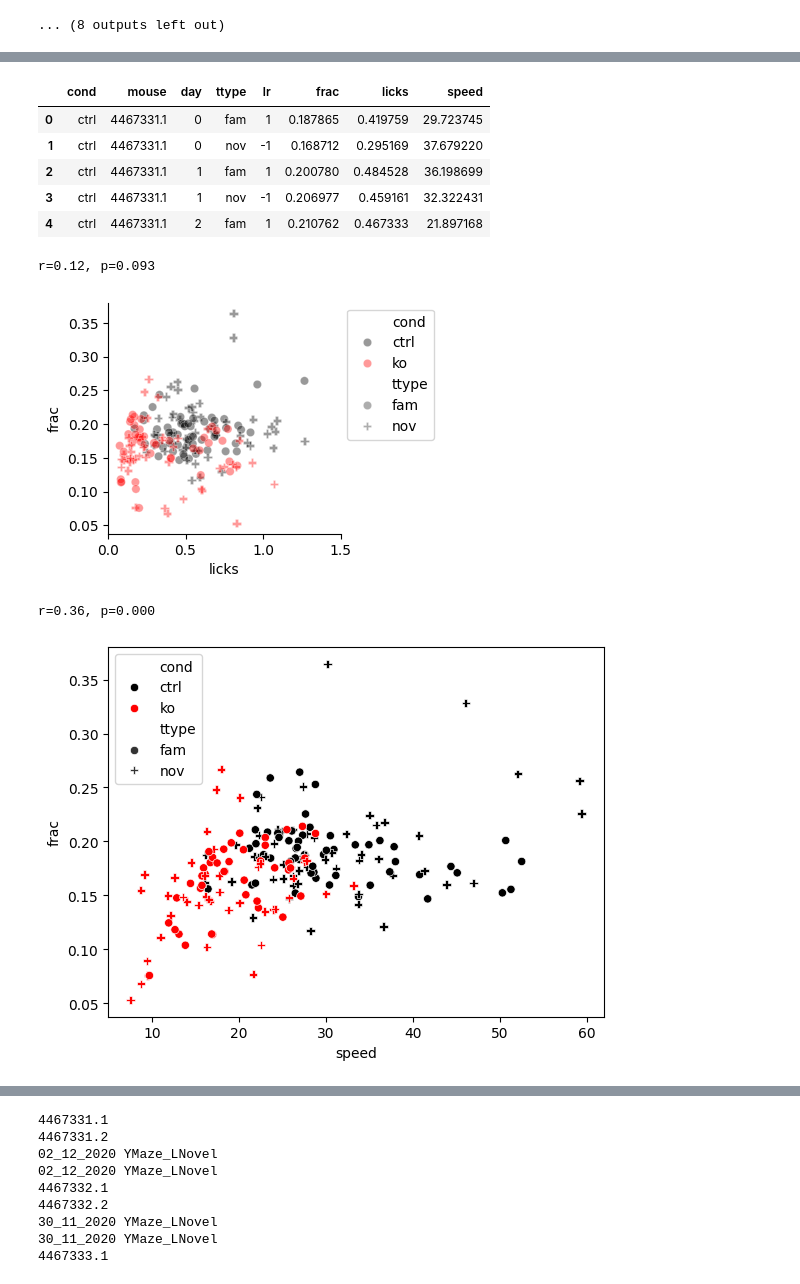
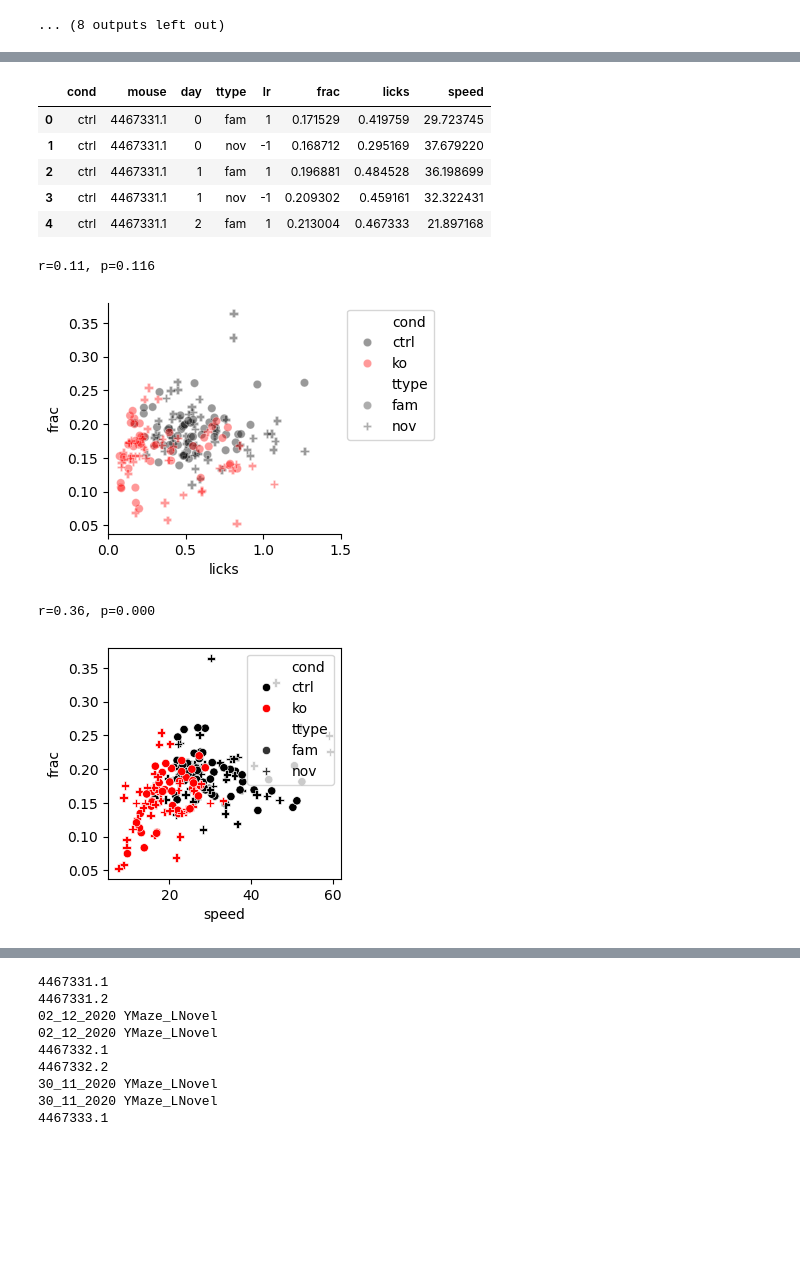
Before and after one commit to GiocomoLab/STX3KO_analyses, a Jupyter notebook: notebooks/figure4/reward_overrep.ipynb, the cells around one changed output, grey strips where cells are left out. Drawn from its saved outputs; the diff is of its cells as text; code cells hidden in the pictures; blank space fills up the shorter version.

```diff
--- a/notebooks/figure4/reward_overrep.ipynb
+++ b/notebooks/figure4/reward_overrep.ipynb
@@ -50,7 +56,7 @@ fig.savefig(figdir / "population_day5.pdf")
 # %%
 frac_cls = stx.reward_overrep.PeriRewardCellFrac_Dense(
     {'ctrl': ctrl_mice, 'ko': ko_mice},
-    np.arange(6), place_cell_only=True, ts_key='F_dff')
+    np.arange(6), place_cell_only=True, ts_key='F_dff_nostop')
 # %% [output]
 {'date': '29_11_2020', 'scene': 'YMaze_LNovel', 'session': 1, 'scan': 3, 'novel_arm': -1, 'ravel_ind': 0}
 {'date': '30_11_2020', 'scene': 'YMaze_LNovel', 'session': 1, 'scan': 7, 'novel_arm': -1, 'ravel_ind': 1}
@@ -139,11 +145,11 @@ fig.savefig( figdir / 'frac_per_day.pdf', bbox_inches='tight')
 frac_cls.df.head()
 # %% [output]
 |  | cond | mouse | day | ttype | lr | frac | licks | speed |
-| 0 | ctrl | 4467331.1 | 0 | fam | 1 | 0.187865 | 0.419759 | 29.723745 |
+| 0 | ctrl | 4467331.1 | 0 | fam | 1 | 0.171529 | 0.419759 | 29.723745 |
 | 1 | ctrl | 4467331.1 | 0 | nov | -1 | 0.168712 | 0.295169 | 37.679220 |
-| 2 | ctrl | 4467331.1 | 1 | fam | 1 | 0.200780 | 0.484528 | 36.198699 |
-| 3 | ctrl | 4467331.1 | 1 | nov | -1 | 0.206977 | 0.459161 | 32.322431 |
-| 4 | ctrl | 4467331.1 | 2 | fam | 1 | 0.210762 | 0.467333 | 21.897168 |
+| 2 | ctrl | 4467331.1 | 1 | fam | 1 | 0.196881 | 0.484528 | 36.198699 |
+| 3 | ctrl | 4467331.1 | 1 | nov | -1 | 0.209302 | 0.459161 | 32.322431 |
+| 4 | ctrl | 4467331.1 | 2 | fam | 1 | 0.213004 | 0.467333 | 21.897168 |
 # %%
 fig, ax = plt.subplots(figsize=[3,3])
 sns.scatterplot(data=frac_cls.df,
@@ -166,26 +172,26 @@ fig.savefig(figdir / 'licks_vs_reward_frac.pdf', bbox_inches='tight')
 r,p = sp.stats.spearmanr(frac_cls.df['licks'], frac_cls.df['frac'])
 print(f'r={r:.2f}, p={p:.3f}')
 # %% [output]
-r=0.12, p=0.093
+r=0.11, p=0.116
-[figure, old version]
+[figure, new version]
 # %%
-fig, ax = plt.subplots()
+fig, ax = plt.subplots(figsize=[3,3])
 sns.scatterplot(data=frac_cls.df,
                 x='speed',
                 y='frac',
                 hue='cond',
                 style='ttype',
                 markers={'fam':'o', 'nov':'P'},
                 palette = {'ko':'red', 'ctrl':'black'},
                 ax=ax,
                 )
 
 
 r,p = sp.stats.spearmanr(frac_cls.df['speed'], frac_cls.df['frac'])
 print(f'r={r:.2f}, p={p:.3f}')
 # %% [output]
 r=0.36, p=0.000
-[figure, old version]
+[figure, new version]
 # %%
 fig,ax = plt.subplots( figsize=[4.5,3], sharey = True)
 df_mu = frac_cls.df.groupby(['mouse','day','cond'])['frac'].mean().reset_index()
```
Also changed, not shown: parts of 5 cells of this notebook, 8 other files.
